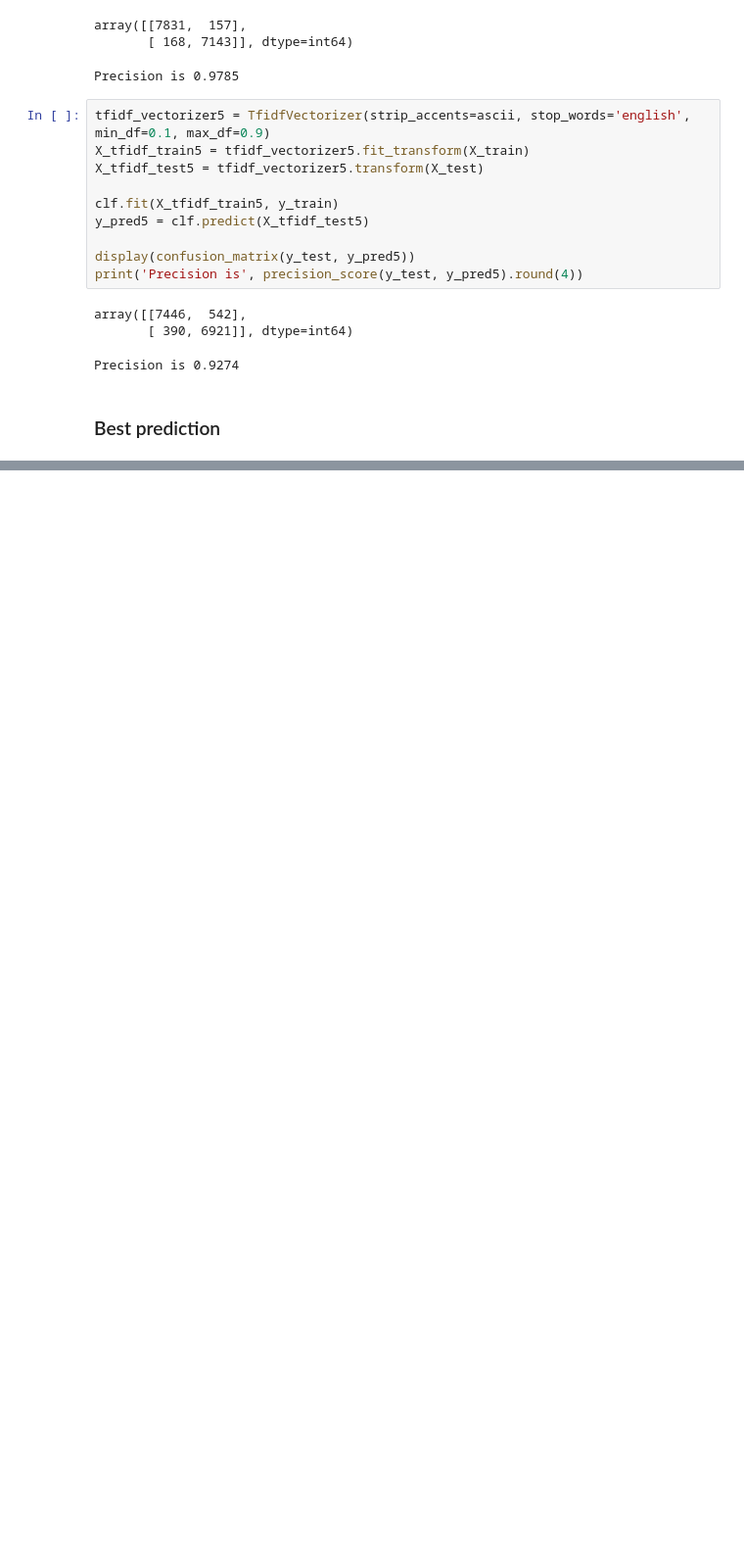
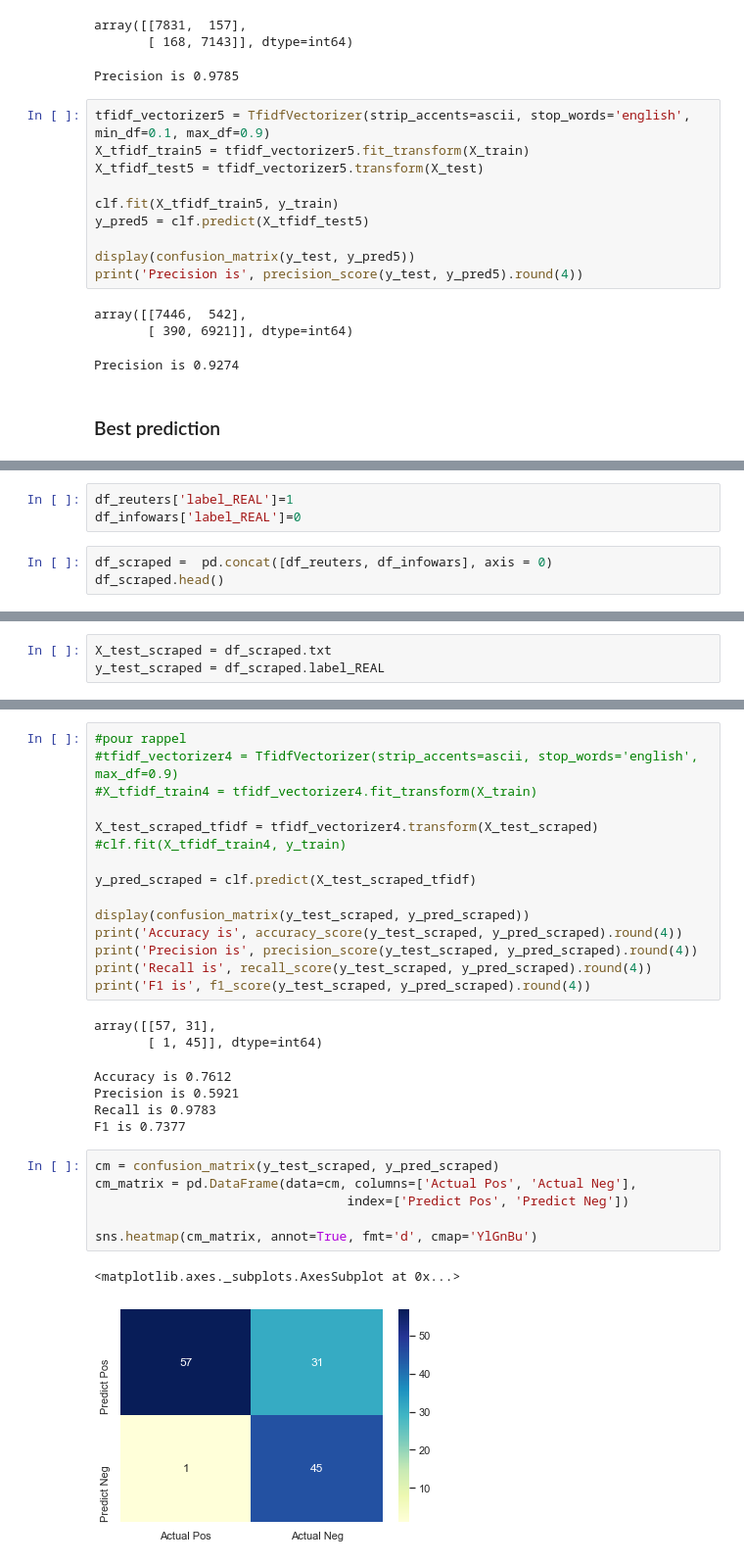
Before and after one commit to chrisvinhston/Fake_News, a Jupyter notebook: nlp_tfidf_classification.ipynb, the cells around one changed output, grey strips where cells are left out. Shown at 98% size. Drawn from its saved outputs; the diff is of its cells as text; blank space fills up the shorter version.

Commit message:
predictions & imp. features per class

```diff
--- a/nlp_tfidf_classification.ipynb
+++ b/nlp_tfidf_classification.ipynb
@@ -549,0 +565,6 @@ compare_models()
+# %%
+df_reuters['label_REAL']=1
+df_infowars['label_REAL']=0
+# %%
+df_scraped =  pd.concat([df_reuters, df_infowars], axis = 0)
+df_scraped.head()
@@ -549,0 +580,3 @@ compare_models()
+# %%
+X_test_scraped = df_scraped.txt
+y_test_scraped = df_scraped.label_REAL
@@ -549,0 +598,31 @@ compare_models()
+# %%
+#pour rappel
+#tfidf_vectorizer4 = TfidfVectorizer(strip_accents=ascii, stop_words='english', max_df=0.9)
+#X_tfidf_train4 = tfidf_vectorizer4.fit_transform(X_train)
+
+X_test_scraped_tfidf = tfidf_vectorizer4.transform(X_test_scraped)
+#clf.fit(X_tfidf_train4, y_train)
+
+y_pred_scraped = clf.predict(X_test_scraped_tfidf)
+
+display(confusion_matrix(y_test_scraped, y_pred_scraped))
+print('Accuracy is', accuracy_score(y_test_scraped, y_pred_scraped).round(4))
+print('Precision is', precision_score(y_test_scraped, y_pred_scraped).round(4))
+print('Recall is', recall_score(y_test_scraped, y_pred_scraped).round(4))
+print('F1 is', f1_score(y_test_scraped, y_pred_scraped).round(4))
+# %% [output]
+array([[57, 31],
+       [ 1, 45]], dtype=int64)
+Accuracy is 0.7612
+Precision is 0.5921
+Recall is 0.9783
+F1 is 0.7377
+# %%
+cm = confusion_matrix(y_test_scraped, y_pred_scraped)
+cm_matrix = pd.DataFrame(data=cm, columns=['Actual Pos', 'Actual Neg'],
+                                 index=['Predict Pos', 'Predict Neg'])
+
+sns.heatmap(cm_matrix, annot=True, fmt='d', cmap='YlGnBu')
+# %% [output]
+<matplotlib.axes._subplots.AxesSubplot at 0x...>
+[figure, added]
```
Also changed, not shown: parts of 47 cells of this notebook, 5 other files.
